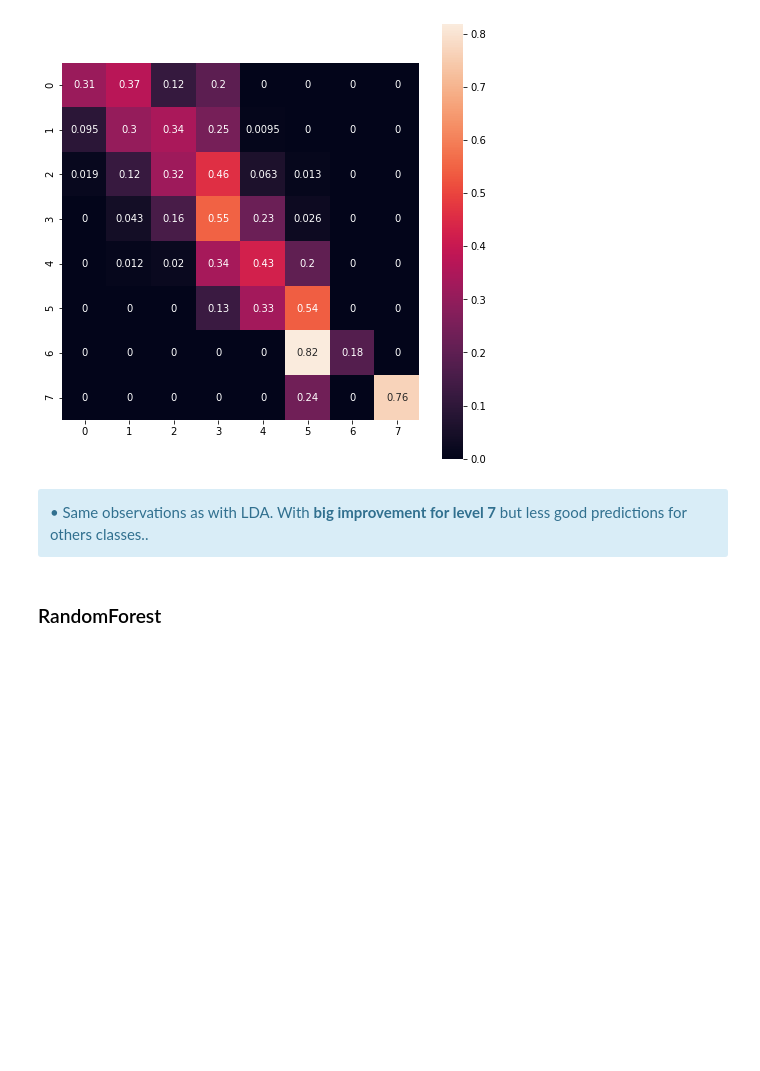
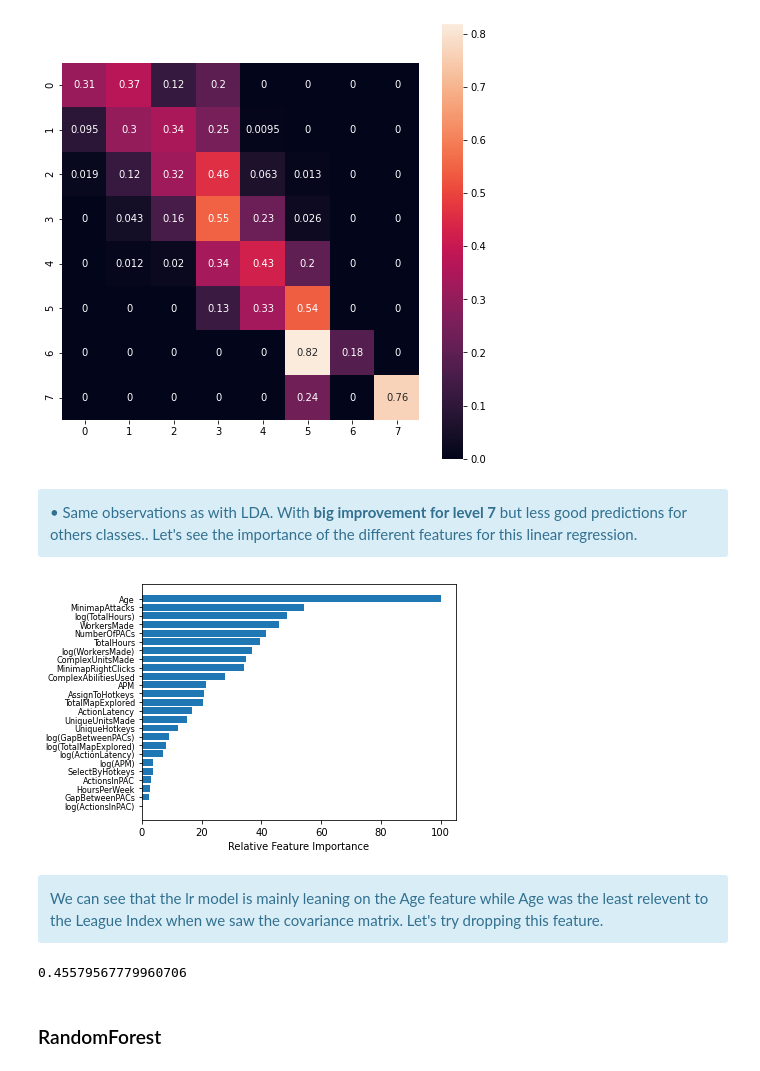
Before and after one commit to VictorGoubet/Dataset-Analysis, a Jupyter notebook: Notebook.ipynb, the cells around one changed output. Cells and saved outputs as stored; diff of their text form; code cells hidden in the pictures; blank space fills up the shorter version.

```diff
--- a/Notebook.ipynb
+++ b/Notebook.ipynb
@@ -498,0 +516,6 @@ X_test_scaled = scl.transform(X_test)
+# %%
+#Try Naive Bayes
+from sklearn.naive_bayes import GaussianNB
+gnb = GaussianNB()
+gnb.fit(X_train_scaled, y_train)
+gnb.score(X_test_scaled, y_test)
@@ -570,8 +602,61 @@ sns.heatmap(conf_matrix,
 [figure]
 # %% [markdown]
 <div class="alert alert-block alert-info">
-    • Same observations as with LDA. With <b>big improvement for level 7</b> but less good predictions for others classes..
+    • Same observations as with LDA. With <b>big improvement for level 7</b> but less good predictions for others classes.. Let's see the importance of the different features for this linear regression.
 </div>
+# %%
+feature_importance = abs(lgr_clf.coef_[0])
+feature_importance = 100.0 * (feature_importance / feature_importance.max())
+sorted_idx = np.argsort(feature_importance)
+pos = np.arange(sorted_idx.shape[0]) + .5
+
+featfig = plt.figure()
+featax = featfig.add_subplot(1, 1, 1)
+featax.barh(pos, feature_importance[sorted_idx], align='center')
+featax.set_yticks(pos)
+featax.set_yticklabels(np.array(dataset.drop(columns=['LeagueIndex']).columns)[sorted_idx], fontsize=8)
+featax.set_xlabel('Relative Feature Importance')
+
+plt.tight_layout()
+plt.show()
+# %% [output]
+[figure, added]
+# %% [markdown]
+<div class="alert alert-block alert-info">
+    We can see that the lr model is mainly leaning on the Age feature while Age was the least relevent to the League Index when we saw the covariance matrix. Let's try dropping this feature.
+</div>
+# %%
+#VICTOR : Si tu veux pas le mettre c'est comme tu veux, j'explique c que j'ai fait ici et tu le met ou pas comme tu veux
+#J'ai garder que le log qui faisais un plus grands changement dans la correlation avec League index soit
+# log(TotalHours) (+0,23) et j'ai drop tous les autres log et les features qui ont une faible correlation avec League
+#Index (<0,25) et qui ne sont pas amélioré par le log ou que le log retourne Nan SAUF UniqueAbilitiesUsed (et je sais pas
+#pourquoi mais il ne faut pas le drop celui la ! )...  Soit : j'ai drop Age,HPW,MinimapRightClic, UniqueUnitsMade,
+#ComplexUnitsMade. A toi de voir --
+
+
+test = dataset.drop(['Age','MinimapRightClicks','HoursPerWeek','UniqueUnitsMade','ComplexUnitsMade',
+                                  'log(ActionsInPAC)','log(ActionLatency)','log(WorkersMade)','log(APM)',
+                    'log(TotalMapExplored)','log(GapBetweenPACs)'],axis=1)
+
+#'log(WorkersMade)',log(APM)','MinimapRightClicks''Age','HoursPerWeek'
+X = test.drop(['LeagueIndex'], axis=1).to_numpy()
+Y = test['LeagueIndex'].to_numpy()
+
+X_train, X_test, y_train, y_test = train_test_split(X, Y,
+                                                    random_state=42,
+                                                    shuffle=True,
+                                                    test_size=0.3)
+
+scl = sk.preprocessing.StandardScaler()
+
+X_train_scaled = scl.fit_transform(X_train)
+X_test_scaled = scl.transform(X_test)
+
+lgr_clf = LogisticRegression(max_iter=10000)
+lgr_clf.fit(X_train_scaled, y_train)
+lgr_clf.score(X_test_scaled, y_test)
+# %% [output]
+0.45579567779960706
 # %% [markdown]
 ### RandomForest
 # %% [markdown]
```
Also changed, not shown: parts of 23 cells of this notebook.
